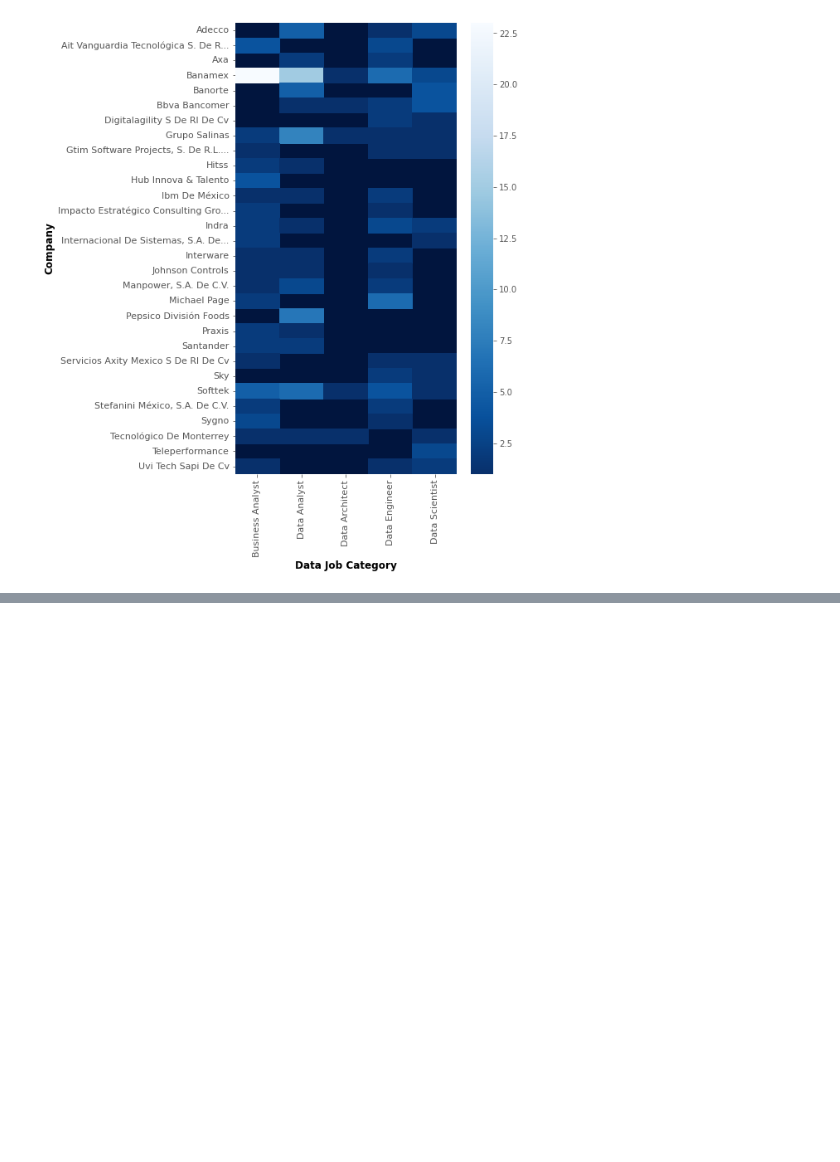
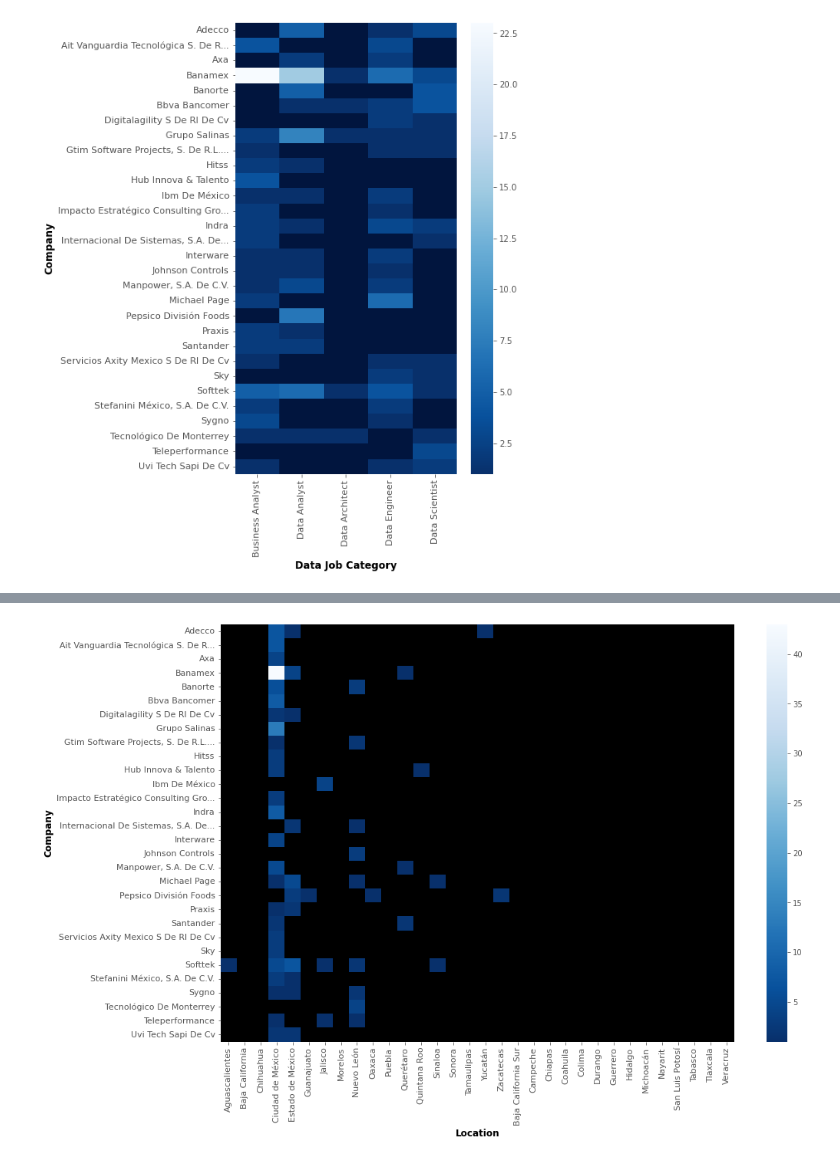
Before and after one commit to DanielEduardoLopez/DataJobsMX2022, a Jupyter notebook: 3-DataAnalysisViz.ipynb, the cells around one changed output, grey strips where cells are left out. Cells and saved outputs as stored; diff of their text form; code cells hidden in the pictures; blank space fills up the shorter version.

```diff
--- a/3-DataAnalysisViz.ipynb
+++ b/3-DataAnalysisViz.ipynb
@@ -436,0 +450,8 @@ plt.show()
+# %%
+# Base data wrangling for heatmaps
+comp_loc = pd.pivot_table(data = df, index = 'Company', columns = 'Location', values = 'Job', aggfunc = 'count').transpose().merge(states_df, left_on='Location', right_on='State', how = 'outer').set_index('State').drop(columns =['ID', 'Count', 'Percentage']).transpose().fillna(0)
+comp_loc['Total'] = comp_loc.sum(axis=1, numeric_only= True)
+
+# Data with all the companies collected
+comp_loc_total = comp_loc.sort_values('Total', ascending = False).drop(columns = 'Total').reset_index().rename(columns = {'index': 'Company'}).sort_values('Company', ascending = True).set_index('Company').astype(float).transpose().sort_values('State')
+comp_loc_total.head()
@@ -436,0 +467,4 @@ plt.show()
+# %%
+# Data with only the top 30 companies
+comp_loc_top = comp_loc.sort_values('Total', ascending = False)[:30].drop(columns = 'Total').reset_index().rename(columns = {'index': 'Company'}).sort_values('Company', ascending = True).set_index('Company').astype(float)
+comp_loc_top.head()
@@ -436,0 +480,14 @@ plt.show()
+# %%
+# Heatmap of the top 30 companies demanding data jobs and their locations
+plt.figure(figsize = (15,10))
+hm = sns.heatmap(comp_loc_top,
+            cmap = "Blues_r",
+            mask = (comp_loc_top == 0))
+hm.set_facecolor('xkcd:black')
+plt.xlabel('Location', weight = 'bold', fontsize = 12, color = 'black')
+plt.ylabel('Company', weight = 'bold', fontsize = 12, color = 'black')
+plt.xticks(fontsize = 11)
+plt.yticks(fontsize = 11)
+plt.show()
+# %% [output]
+[figure, added]
```
Also changed, not shown: parts of 36 cells of this notebook.
